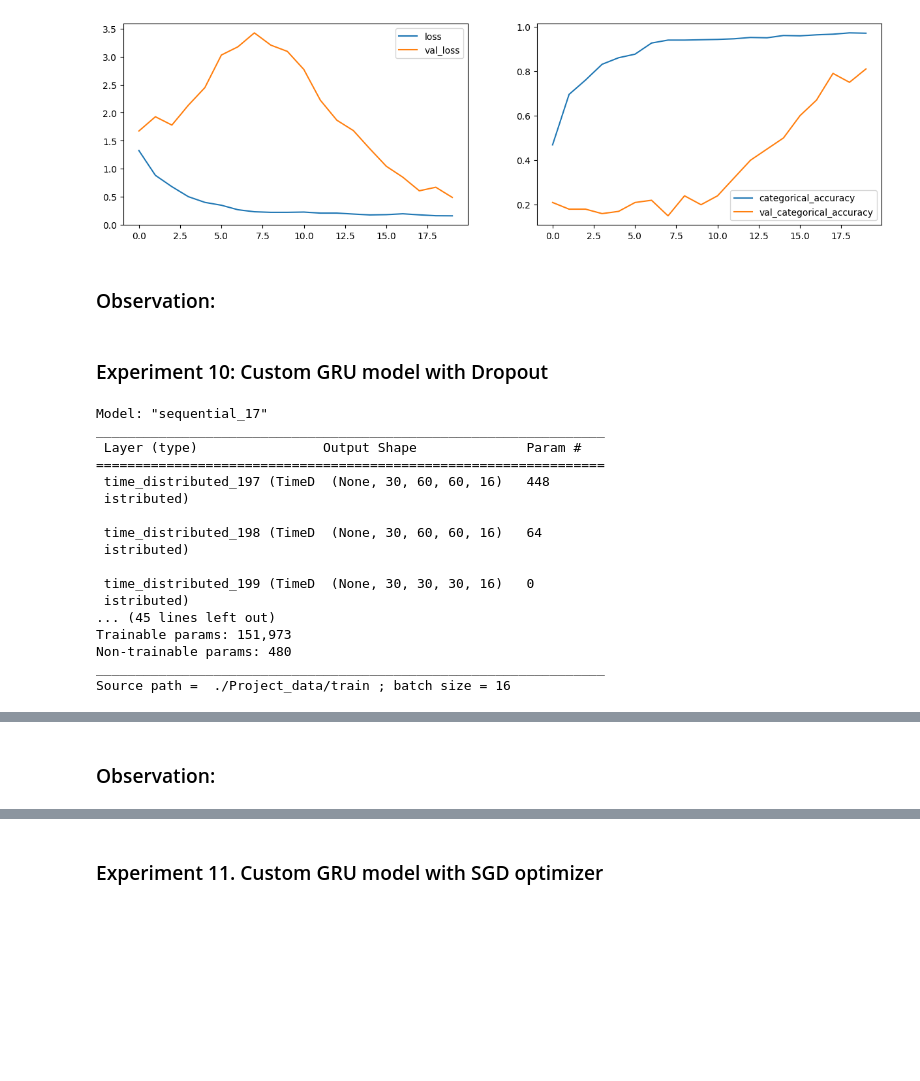
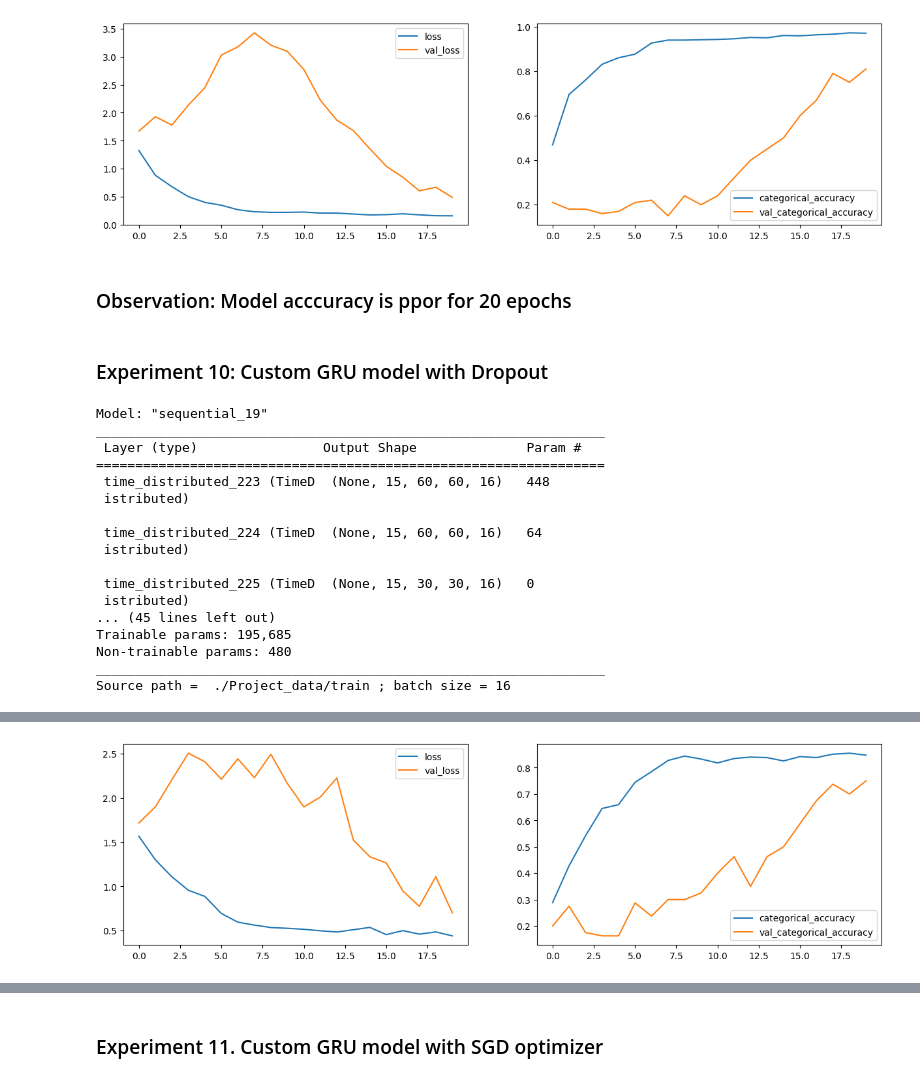
Before and after one commit to sivaprasadt246/GestureRecognitionAssignmentUpgrad, a Jupyter notebook: Gesture_Recognition.ipynb, the cells around one changed output, grey strips where cells are left out. Cells and saved outputs as stored; diff of their text form; code cells hidden in the pictures; blank space fills up the shorter version.

```diff
--- a/Gesture_Recognition.ipynb
+++ b/Gesture_Recognition.ipynb
@@ -918,13 +960,13 @@ Epoch 19/20
 Epoch 20/20
 34/34 [==============================] - 20s 599ms/step - loss: 0.1568 - categorical_accuracy: 0.9706 - val_loss: 0.4864 - val_categorical_accuracy: 0.8100 - lr: 1.0000e-07
 [figure]
-# %% [markdown]
-### Observation:
+# %% [markdown]
+### Observation: Model acccuracy is ppor for 20 epochs
 # %% [markdown]
 ### Experiment 10: Custom GRU model with Dropout
 # %%
 batch_size=20
-seqlen=30
+seqlen=15
 imgsize=120
 model=SequenceModel(frames=seqlen,dropout=True)
 model.summary()
@@ -945,20 +987,20 @@ history=model.fit_generator(train_generator, steps_per_epoch=steps_per_epoch, ep
                            )
 plot(history)
 # %% [output]
-Model: "sequential_17"
+Model: "sequential_19"
 _________________________________________________________________
  Layer (type)                Output Shape              Param #
 =================================================================
- time_distributed_197 (TimeD  (None, 30, 60, 60, 16)   448
+ time_distributed_223 (TimeD  (None, 15, 60, 60, 16)   448
  istributed)
 
- time_distributed_198 (TimeD  (None, 30, 60, 60, 16)   64
+ time_distributed_224 (TimeD  (None, 15, 60, 60, 16)   64
  istributed)
 
- time_distributed_199 (TimeD  (None, 30, 30, 30, 16)   0
+ time_distributed_225 (TimeD  (None, 15, 30, 30, 16)   0
  istributed)
 ... (45 lines left out)
-Trainable params: 151,973
+Trainable params: 195,685
 Non-trainable params: 480
 _________________________________________________________________
 Source path =  ./Project_data/train ; batch size = 16
@@ -970,2 +1024 @@ Epoch 3/20
+[figure, added]
-# %% [markdown]
-### Observation:
```
Also changed, not shown: parts of 23 cells of this notebook.
